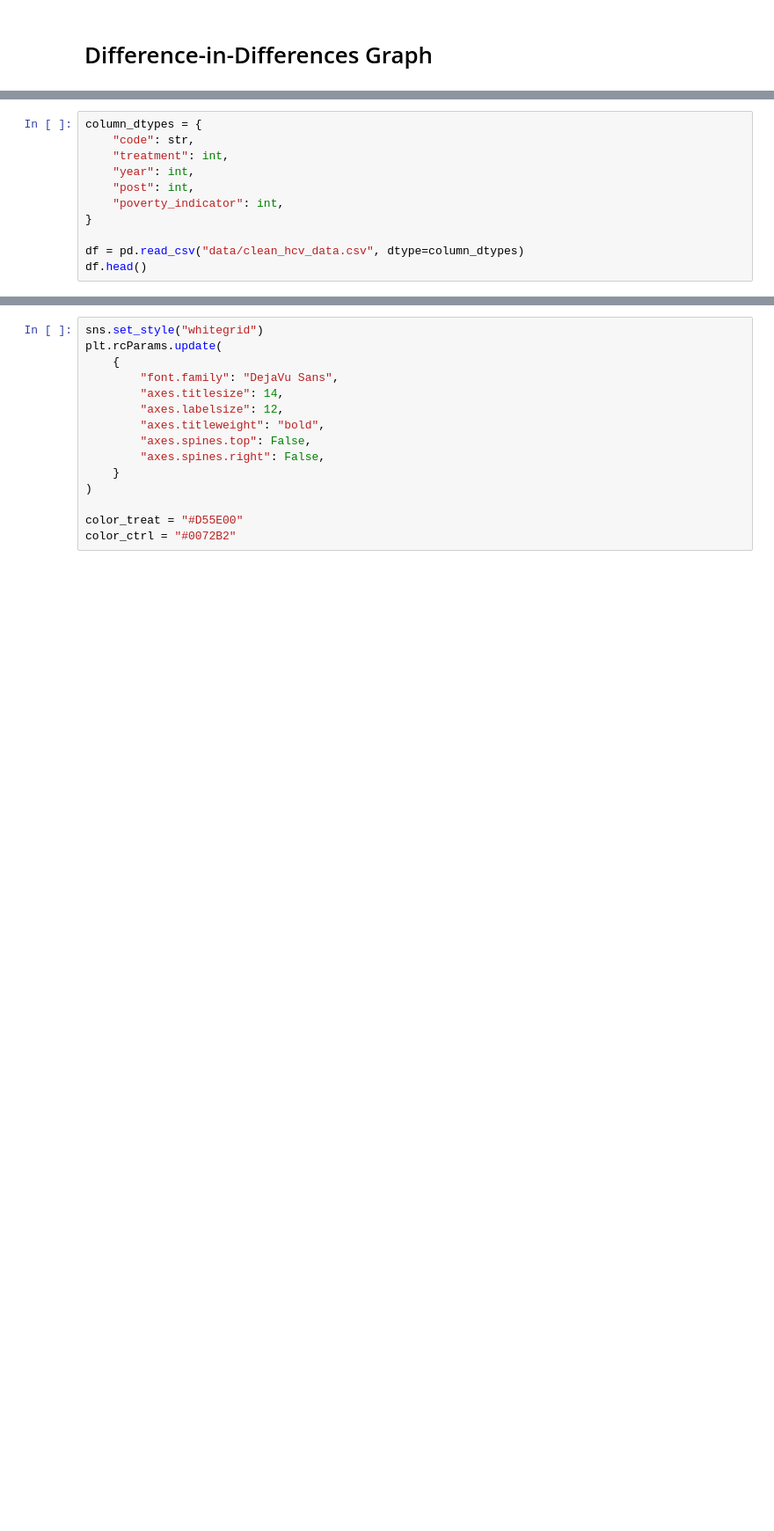
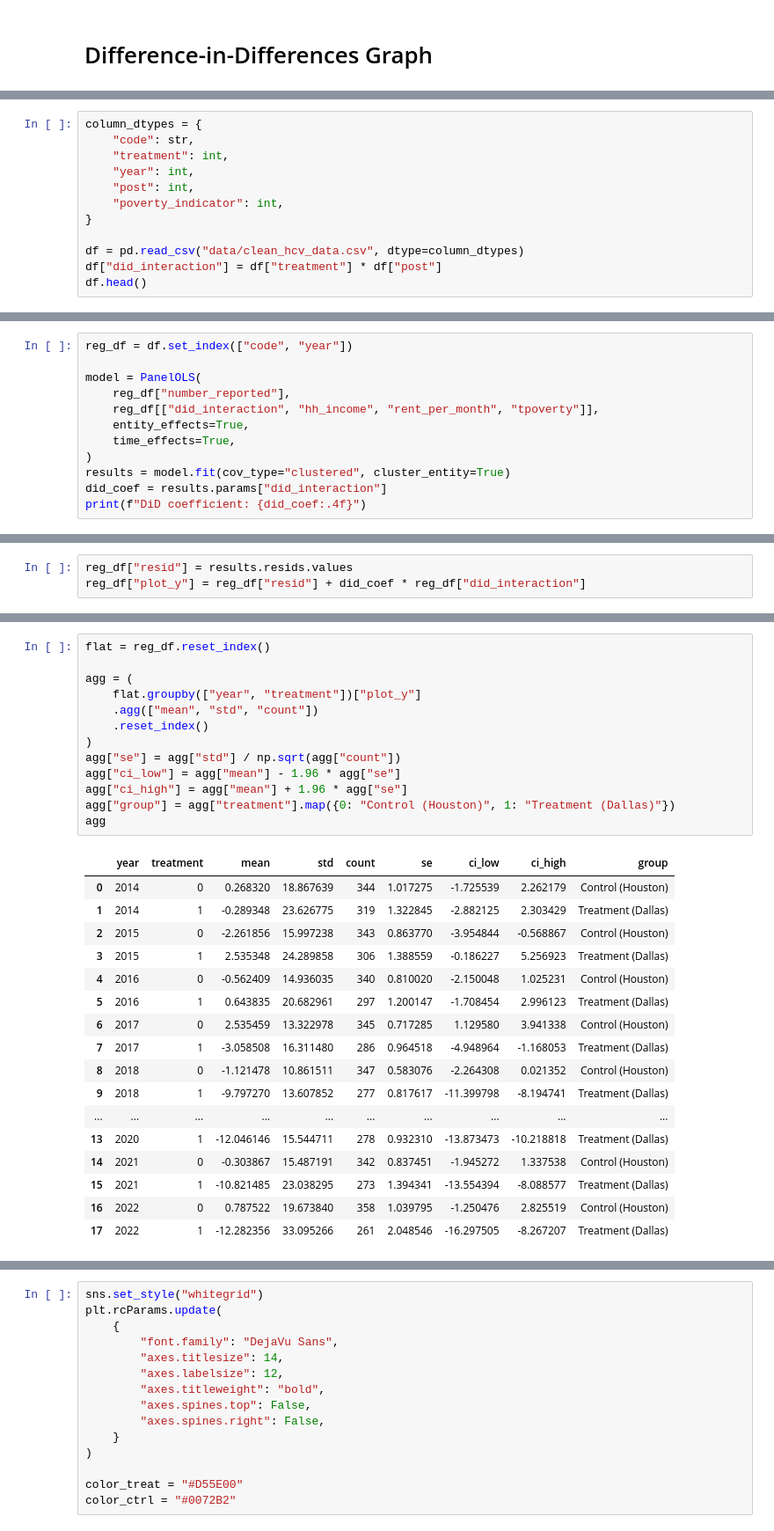
Before and after one commit to ammylin/IDS701_Final_Project, a Jupyter notebook: 03_DiD_graph.ipynb, the cells around one changed output, grey strips where cells are left out. Shown at 88% size. Saved outputs shown, nothing was run; the diff lists cells and outputs as text; blank space fills up the shorter version.

```diff
--- a/03_DiD_graph.ipynb
+++ b/03_DiD_graph.ipynb
@@ -17,6 +18,7 @@ column_dtypes = {
 }
 
 df = pd.read_csv("data/clean_hcv_data.csv", dtype=column_dtypes)
+df["did_interaction"] = df["treatment"] * df["post"]
 df.head()
 # %% [output]
 |  | program_label | program | entities | code | number_reported | rent_per_month | hh_income | tpoverty | ... |
@@ -45,0 +32,12 @@ df.groupby(["year", "treatment"])["code"].nunique().unstack().rename(
+# %%
+reg_df = df.set_index(["code", "year"])
+
+model = PanelOLS(
+    reg_df["number_reported"],
+    reg_df[["did_interaction", "hh_income", "rent_per_month", "tpoverty"]],
+    entity_effects=True,
+    time_effects=True,
+)
+results = model.fit(cov_type="clustered", cluster_entity=True)
+did_coef = results.params["did_interaction"]
+print(f"DiD coefficient: {did_coef:.4f}")
@@ -45,0 +48,3 @@ df.groupby(["year", "treatment"])["code"].nunique().unstack().rename(
+# %%
+reg_df["resid"] = results.resids.values
+reg_df["plot_y"] = reg_df["resid"] + did_coef * reg_df["did_interaction"]
@@ -45,0 +53,31 @@ df.groupby(["year", "treatment"])["code"].nunique().unstack().rename(
+# %%
+flat = reg_df.reset_index()
+
+agg = (
+    flat.groupby(["year", "treatment"])["plot_y"]
+    .agg(["mean", "std", "count"])
+    .reset_index()
+)
+agg["se"] = agg["std"] / np.sqrt(agg["count"])
+agg["ci_low"] = agg["mean"] - 1.96 * agg["se"]
+agg["ci_high"] = agg["mean"] + 1.96 * agg["se"]
+agg["group"] = agg["treatment"].map({0: "Control (Houston)", 1: "Treatment (Dallas)"})
+agg
+# %% [output]
+|  | year | treatment | mean | std | count | se | ci_low | ci_high | group |
+| 0 | 2014 | 0 | 0.268320 | 18.867639 | 344 | 1.017275 | -1.725539 | 2.262179 | Control (Houston) |
+| 1 | 2014 | 1 | -0.289348 | 23.626775 | 319 | 1.322845 | -2.882125 | 2.303429 | Treatment (Dallas) |
+| 2 | 2015 | 0 | -2.261856 | 15.997238 | 343 | 0.863770 | -3.954844 | -0.568867 | Control (Houston) |
+| 3 | 2015 | 1 | 2.535348 | 24.289858 | 306 | 1.388559 | -0.186227 | 5.256923 | Treatment (Dallas) |
+| 4 | 2016 | 0 | -0.562409 | 14.936035 | 340 | 0.810020 | -2.150048 | 1.025231 | Control (Houston) |
+| 5 | 2016 | 1 | 0.643835 | 20.682961 | 297 | 1.200147 | -1.708454 | 2.996123 | Treatment (Dallas) |
+| 6 | 2017 | 0 | 2.535459 | 13.322978 | 345 | 0.717285 | 1.129580 | 3.941338 | Control (Houston) |
+| 7 | 2017 | 1 | -3.058508 | 16.311480 | 286 | 0.964518 | -4.948964 | -1.168053 | Treatment (Dallas) |
+| 8 | 2018 | 0 | -1.121478 | 10.861511 | 347 | 0.583076 | -2.264308 | 0.021352 | Control (Houston) |
+| 9 | 2018 | 1 | -9.797270 | 13.607852 | 277 | 0.817617 | -11.399798 | -8.194741 | Treatment (Dallas) |
+| ... | ... | ... | ... | ... | ... | ... | ... | ... | ... |
+| 13 | 2020 | 1 | -12.046146 | 15.544711 | 278 | 0.932310 | -13.873473 | -10.218818 | Treatment (Dallas) |
+| 14 | 2021 | 0 | -0.303867 | 15.487191 | 342 | 0.837451 | -1.945272 | 1.337538 | Control (Houston) |
+| 15 | 2021 | 1 | -10.821485 | 23.038295 | 273 | 1.394341 | -13.554394 | -8.088577 | Treatment (Dallas) |
+| 16 | 2022 | 0 | 0.787522 | 19.673840 | 358 | 1.039795 | -1.250476 | 2.825519 | Control (Houston) |
+| 17 | 2022 | 1 | -12.282356 | 33.095266 | 261 | 2.048546 | -16.297505 | -8.267207 | Treatment (Dallas) |
```
Also changed, not shown: parts of 14 cells of this notebook, 1 other file.
